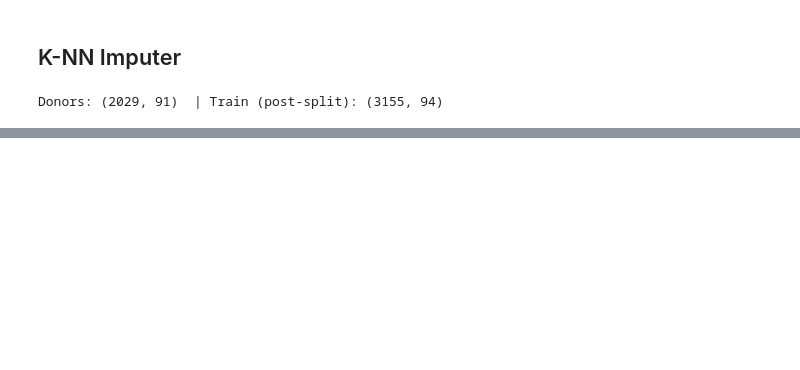
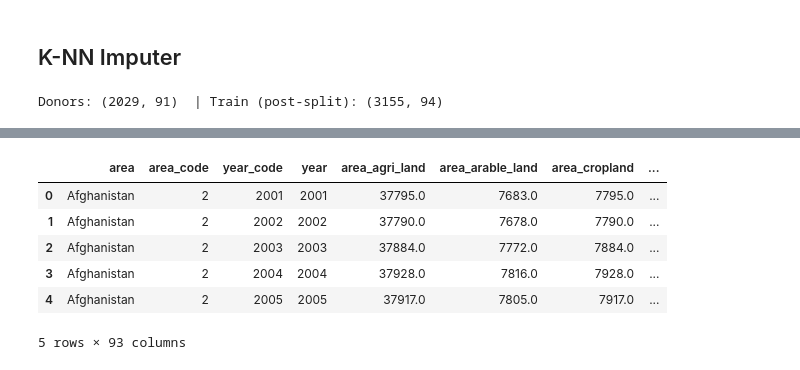
Before and after one commit to Leonidus1995/farmer-prices-forecasting, a Jupyter notebook: dataset_1_second.ipynb, the cells around one changed output, grey strips where cells are left out. Saved outputs shown, nothing was run; the diff lists cells and outputs as text; code cells hidden in the pictures; blank space fills up the shorter version.

```diff
--- a/dataset_1_second.ipynb
+++ b/dataset_1_second.ipynb
@@ -836,0 +887,14 @@ metrics_knn.to_html('metrics_knn.html', index=False)
+# %%
+# Load raw dataset
+df_raw = pd.read_csv('dataset_1_item_independent.csv')
+
+df_raw = df_raw.drop('value_added_aff_per_total_fdi', axis=1)
+df_raw.head()
+# %% [output]
+|  | area | area_code | year_code | year | area_agri_land | area_arable_land | area_cropland | ... |
+| 0 | Afghanistan | 2 | 2001 | 2001 | 37795.0 | 7683.0 | 7795.0 | ... |
+| 1 | Afghanistan | 2 | 2002 | 2002 | 37790.0 | 7678.0 | 7790.0 | ... |
+| 2 | Afghanistan | 2 | 2003 | 2003 | 37884.0 | 7772.0 | 7884.0 | ... |
+| 3 | Afghanistan | 2 | 2004 | 2004 | 37928.0 | 7816.0 | 7928.0 | ... |
+| 4 | Afghanistan | 2 | 2005 | 2005 | 37917.0 | 7805.0 | 7917.0 | ... |
+5 rows × 93 columns
```
Also changed, not shown: parts of 44 cells of this notebook, 3 other files.
